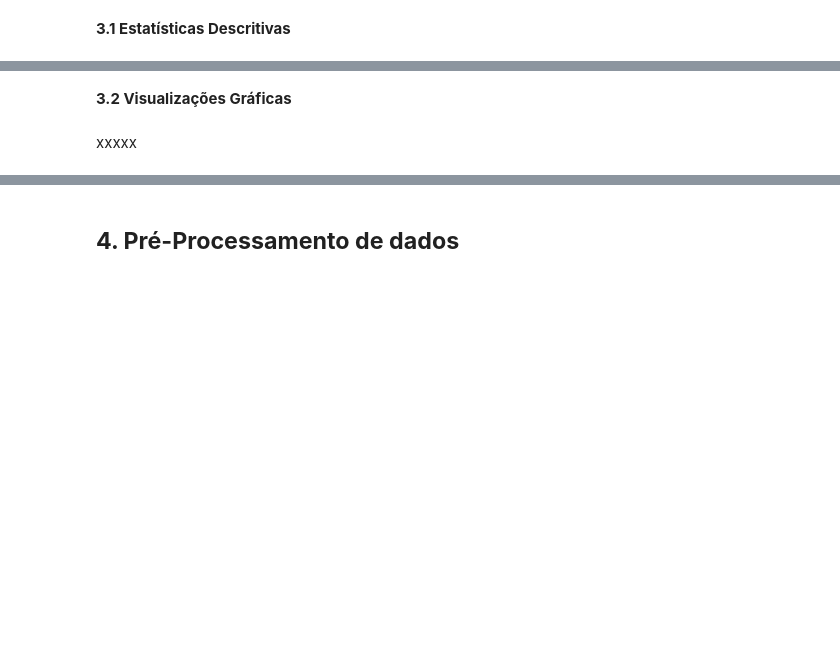
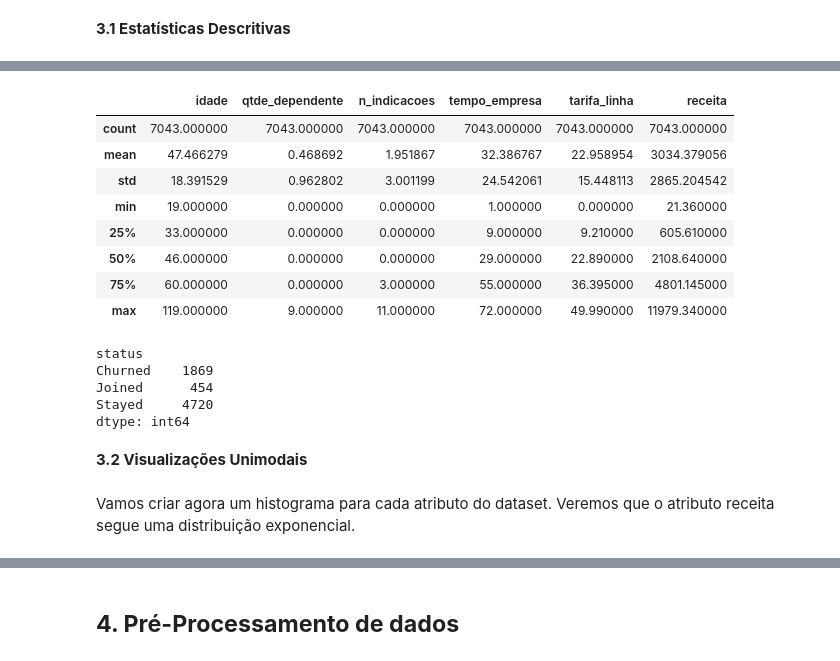
Before and after one commit to TamiTrav/MVP_PUC, a Jupyter notebook: Tamiris_Travassos_MVP.ipynb, the cells around one changed output, grey strips where cells are left out. Drawn from its saved outputs; the diff is of its cells as text; code cells hidden in the pictures; blank space fills up the shorter version.

```diff
--- a/Tamiris_Travassos_MVP.ipynb
+++ b/Tamiris_Travassos_MVP.ipynb
@@ -48,4 +320,25 @@ xx
+# %%
+# Faz um resumo estatístico do dataset (média, desvio padrão, mínimo, máximo e os quartis)
+df.describe()
+# %% [output]
+|  | idade | qtde_dependente | n_indicacoes | tempo_empresa | tarifa_linha | receita |
+| count | 7043.000000 | 7043.000000 | 7043.000000 | 7043.000000 | 7043.000000 | 7043.000000 |
+| mean | 47.466279 | 0.468692 | 1.951867 | 32.386767 | 22.958954 | 3034.379056 |
+| std | 18.391529 | 0.962802 | 3.001199 | 24.542061 | 15.448113 | 2865.204542 |
+| min | 19.000000 | 0.000000 | 0.000000 | 1.000000 | 0.000000 | 21.360000 |
+| 25% | 33.000000 | 0.000000 | 0.000000 | 9.000000 | 9.210000 | 605.610000 |
+| 50% | 46.000000 | 0.000000 | 0.000000 | 29.000000 | 22.890000 | 2108.640000 |
+| 75% | 60.000000 | 0.000000 | 3.000000 | 55.000000 | 36.395000 | 4801.145000 |
+| max | 119.000000 | 9.000000 | 11.000000 | 72.000000 | 49.990000 | 11979.340000 |
+# %%
+#Vamos agora verificar se o dataset tem as classes balanceadas para que possamos tratar o desbalanceamento posteriormente, se necessário.
+#Podemos observar que as classes do churn estão desbalanceadas sim, mais futuramente teremos que tratar isso.
+print(df.groupby('status').size())
+# %% [output]
+status
+Churned    1869
+Joined      454
+Stayed     4720
+dtype: int64
 # %% [markdown]
-**3.2 Visualizações Gráficas**
+**3.2 Visualizações Unimodais**
-# %% [markdown]
-xxxxx
@@ -53,0 +345,4 @@ xxxx
+# %% [markdown]
+
+Vamos criar agora um histograma para cada atributo do dataset. Veremos que o
+atributo receita segue uma distribuição exponencial.
```
Also changed, not shown: parts of 51 cells of this notebook.
